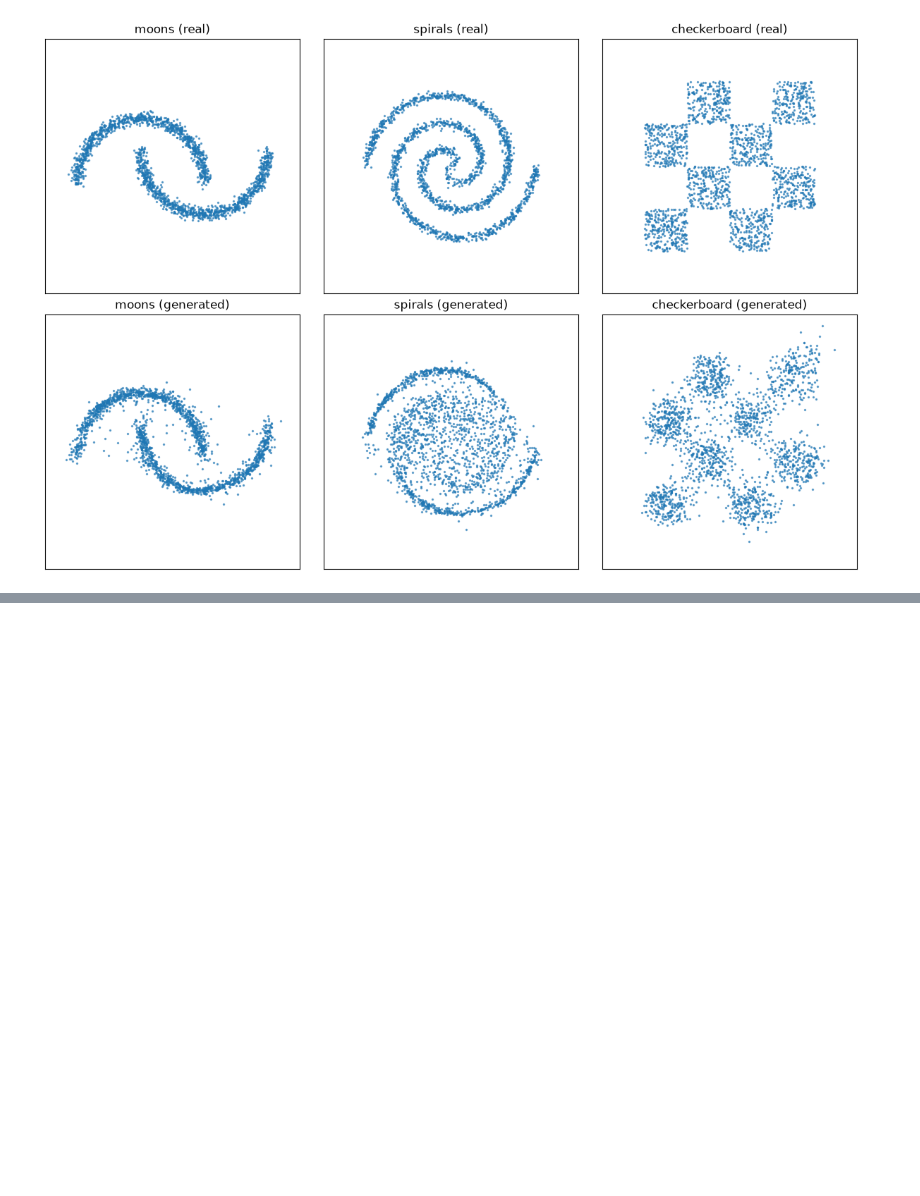
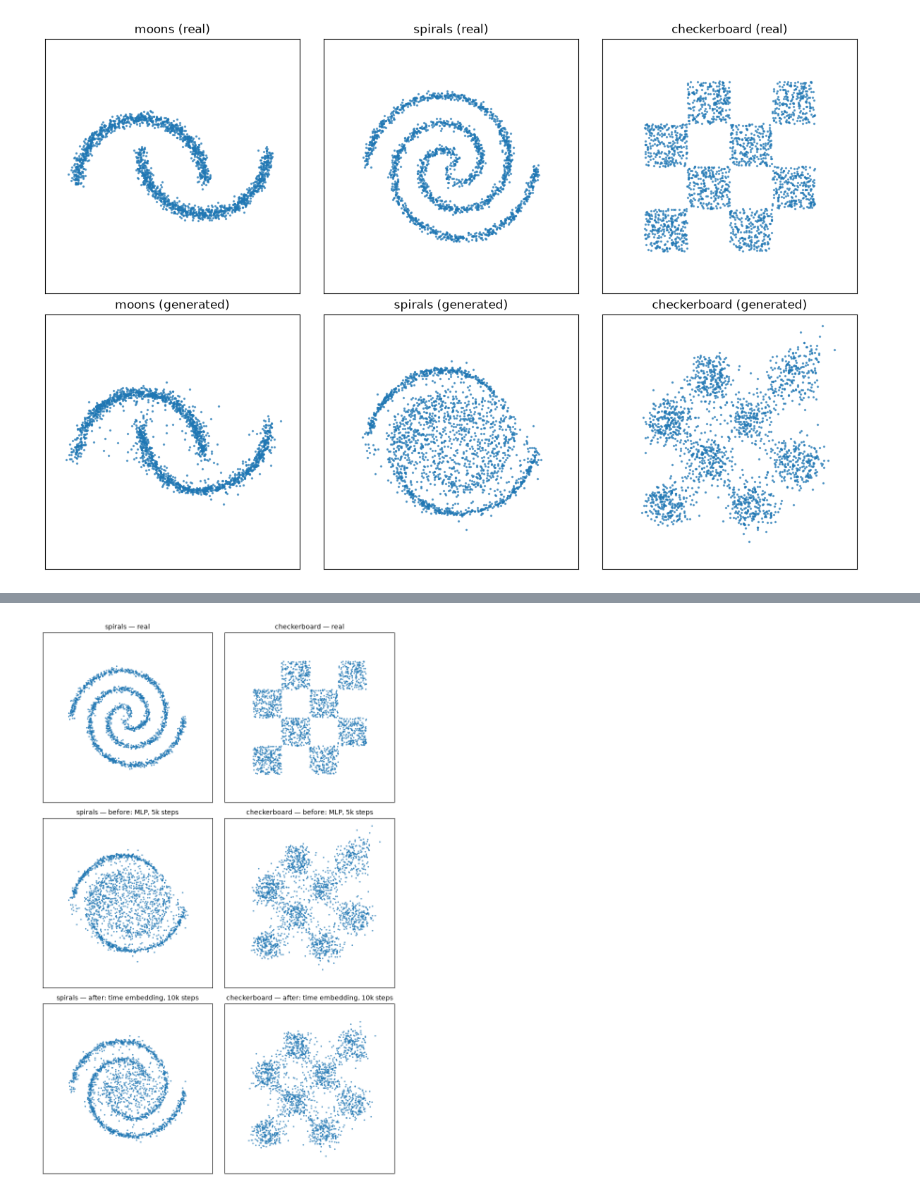
Before and after one commit to carlosordonezz/diffusion-vs-flow-matching, a Jupyter notebook: notebooks/03_toy_datasets.ipynb, the cells around one changed output, grey strips where cells are left out. Saved outputs shown, nothing was run; the diff lists cells and outputs as text; code cells hidden in the pictures; blank space fills up the shorter version.

Commit message:
Add sinusoidal time embedding and cosine LR schedule

```diff
--- a/notebooks/03_toy_datasets.ipynb
+++ b/notebooks/03_toy_datasets.ipynb
@@ -63,3 +63,12 @@ plt.tight_layout()
 plt.show()
 # %% [output]
 [figure]
+# %%
+from dvfm.models import TimeEmbeddingMLP
+
+new_models = {}
+for name in ["spirals", "checkerboard"]:
+    print(f"--- {name} (new model) ---")
+    torch.manual_seed(0)
+    new_models[name] = TimeEmbeddingMLP()
+    train_flow_matching(new_models[name], datasets[name], num_steps=10_000, cosine_schedule=True)
@@ -65,0 +93,29 @@ plt.show()
+# %%
+from pathlib import Path
+
+rows = [("real", None), ("before: MLP, 5k steps", models), ("after: time embedding, 10k steps", new_models)]
+names = ["spirals", "checkerboard"]
+
+fig, axes = plt.subplots(len(rows), len(names), figsize=(8, 12))
+for col, name in enumerate(names):
+    for row, (label, model_dict) in enumerate(rows):
+        if model_dict is None:
+            points = datasets[name][torch.randperm(len(datasets[name]))[:2000]]
+        else:
+            torch.manual_seed(0)
+            points = sample(model_dict[name], 2000, num_steps=100)
+        ax = axes[row, col]
+        ax.scatter(points[:, 0], points[:, 1], s=2, alpha=0.6)
+        ax.set_title(f"{name} — {label}", fontsize=10)
+        ax.set_xlim(-3, 3)
+        ax.set_ylim(-3, 3)
+        ax.set_aspect("equal")
+        ax.set_xticks([])
+        ax.set_yticks([])
+
+plt.tight_layout()
+Path("../assets").mkdir(exist_ok=True)
+plt.savefig("../assets/fm_before_after.png", dpi=150, bbox_inches="tight")
+plt.show()
+# %% [output]
+[figure, added]
```
Also changed, not shown: parts of 1 cell of this notebook.
